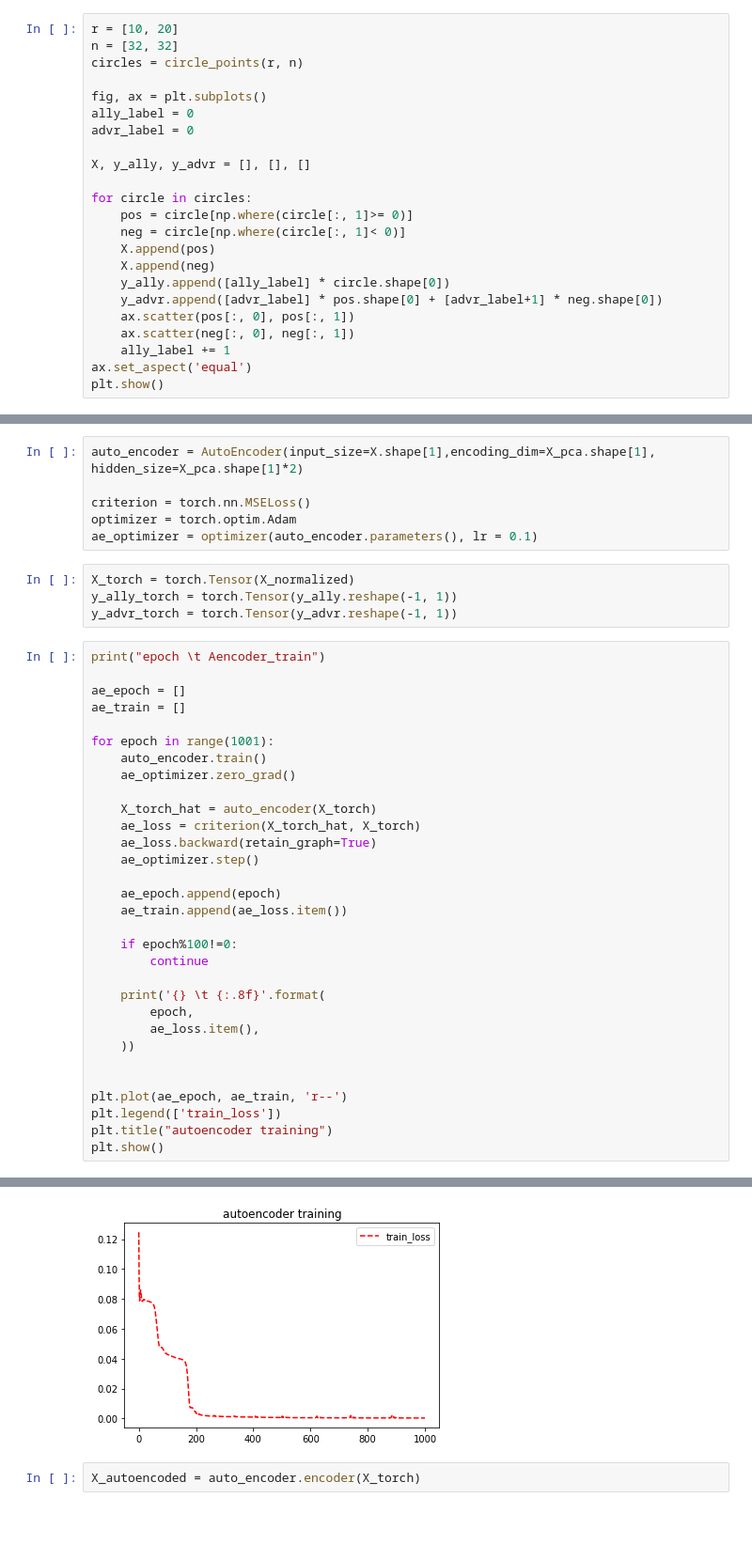
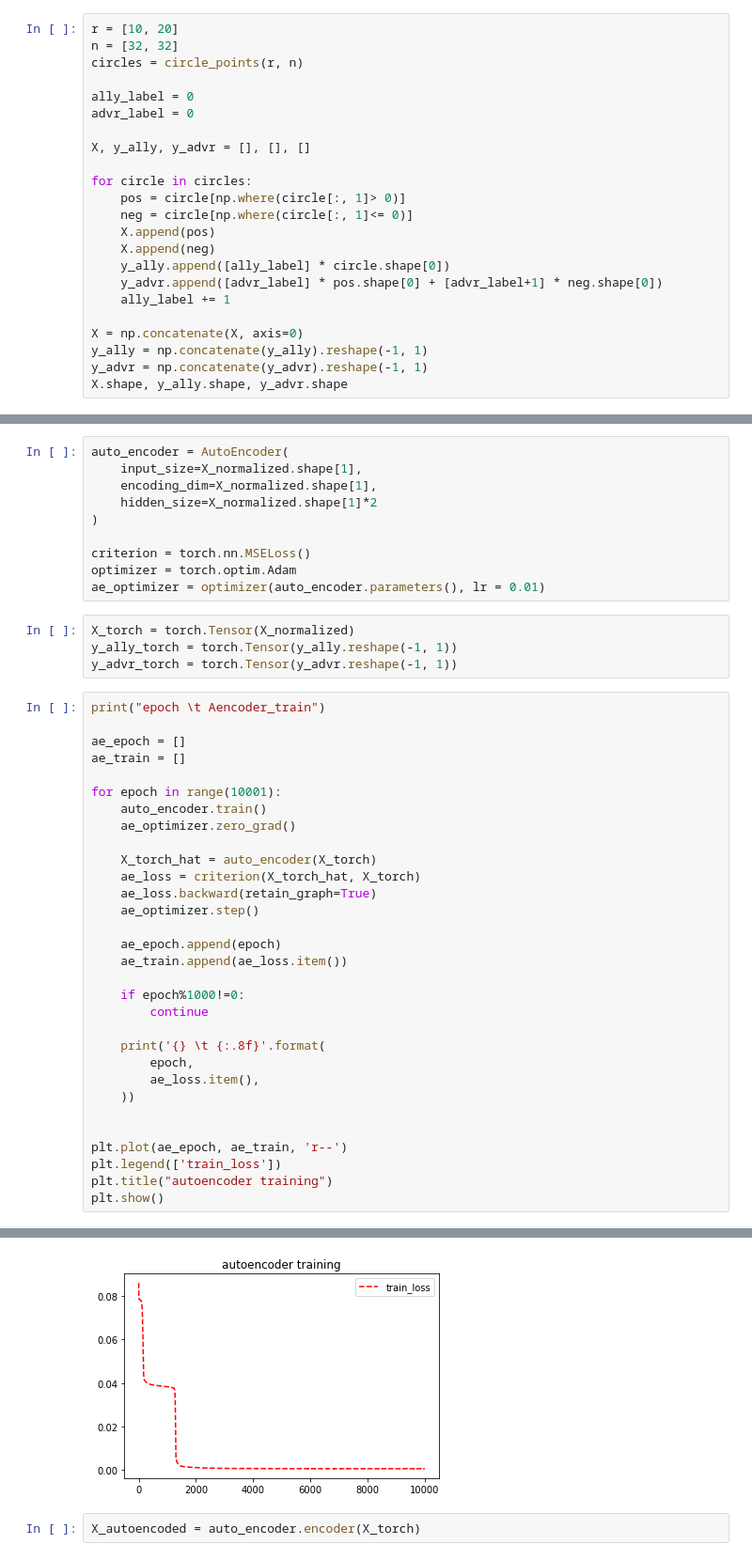
Before and after one commit to shams-sam/PrivacyGANs, a Jupyter notebook: 06. InterpretationTrialCircularDataset.ipynb, the cells around one changed output, grey strips where cells are left out. Shown: that part at 94% size. Saved outputs shown, nothing was run; the diff lists cells and outputs as text; blank space fills up the shorter version.

```diff
--- a/06. InterpretationTrialCircularDataset.ipynb
+++ b/06. InterpretationTrialCircularDataset.ipynb
@@ -20,22 +72,22 @@ r = [10, 20]
 n = [32, 32]
 circles = circle_points(r, n)
 
-fig, ax = plt.subplots()
 ally_label = 0
 advr_label = 0
 
 X, y_ally, y_advr = [], [], []
 
 for circle in circles:
-    pos = circle[np.where(circle[:, 1]>= 0)]
-    neg = circle[np.where(circle[:, 1]< 0)]
+    pos = circle[np.where(circle[:, 1]> 0)]
+    neg = circle[np.where(circle[:, 1]<= 0)]
     X.append(pos)
     X.append(neg)
     y_ally.append([ally_label] * circle.shape[0])
     y_advr.append([advr_label] * pos.shape[0] + [advr_label+1] * neg.shape[0])
-    ax.scatter(pos[:, 0], pos[:, 1])
-    ax.scatter(neg[:, 0], neg[:, 1])
     ally_label += 1
-ax.set_aspect('equal')
-plt.show()
+
+X = np.concatenate(X, axis=0)
+y_ally = np.concatenate(y_ally).reshape(-1, 1)
+y_advr = np.concatenate(y_advr).reshape(-1, 1)
+X.shape, y_ally.shape, y_advr.shape
 # %% [output]
@@ -124,11 +160,15 @@ class AutoEncoder(torch.nn.Module):
         x = self.decoder(y)
         return x
 # %%
-auto_encoder = AutoEncoder(input_size=X.shape[1],encoding_dim=X_pca.shape[1], hidden_size=X_pca.shape[1]*2)
+auto_encoder = AutoEncoder(
+    input_size=X_normalized.shape[1],
+    encoding_dim=X_normalized.shape[1],
+    hidden_size=X_normalized.shape[1]*2
+)
 
 criterion = torch.nn.MSELoss()
 optimizer = torch.optim.Adam
-ae_optimizer = optimizer(auto_encoder.parameters(), lr = 0.1)
+ae_optimizer = optimizer(auto_encoder.parameters(), lr = 0.01)
 # %%
 X_torch = torch.Tensor(X_normalized)
 y_ally_torch = torch.Tensor(y_ally.reshape(-1, 1))
@@ -139,7 +179,7 @@ print("epoch \t Aencoder_train")
 ae_epoch = []
 ae_train = []
 
-for epoch in range(1001):
+for epoch in range(10001):
     auto_encoder.train()
     ae_optimizer.zero_grad()
 
@@ -151,7 +191,7 @@ for epoch in range(1001):
     ae_epoch.append(epoch)
     ae_train.append(ae_loss.item())
 
-    if epoch%100!=0:
+    if epoch%1000!=0:
         continue
 
     print('{} \t {:.8f}'.format(
@@ -180,4 +220,4 @@ epoch    Aencoder_train
-[figure, old version]
+[figure, new version]
 # %%
 X_autoencoded = auto_encoder.encoder(X_torch)
 # %%
```
Also changed, not shown: parts of 27 cells of this notebook, 39 other files.
